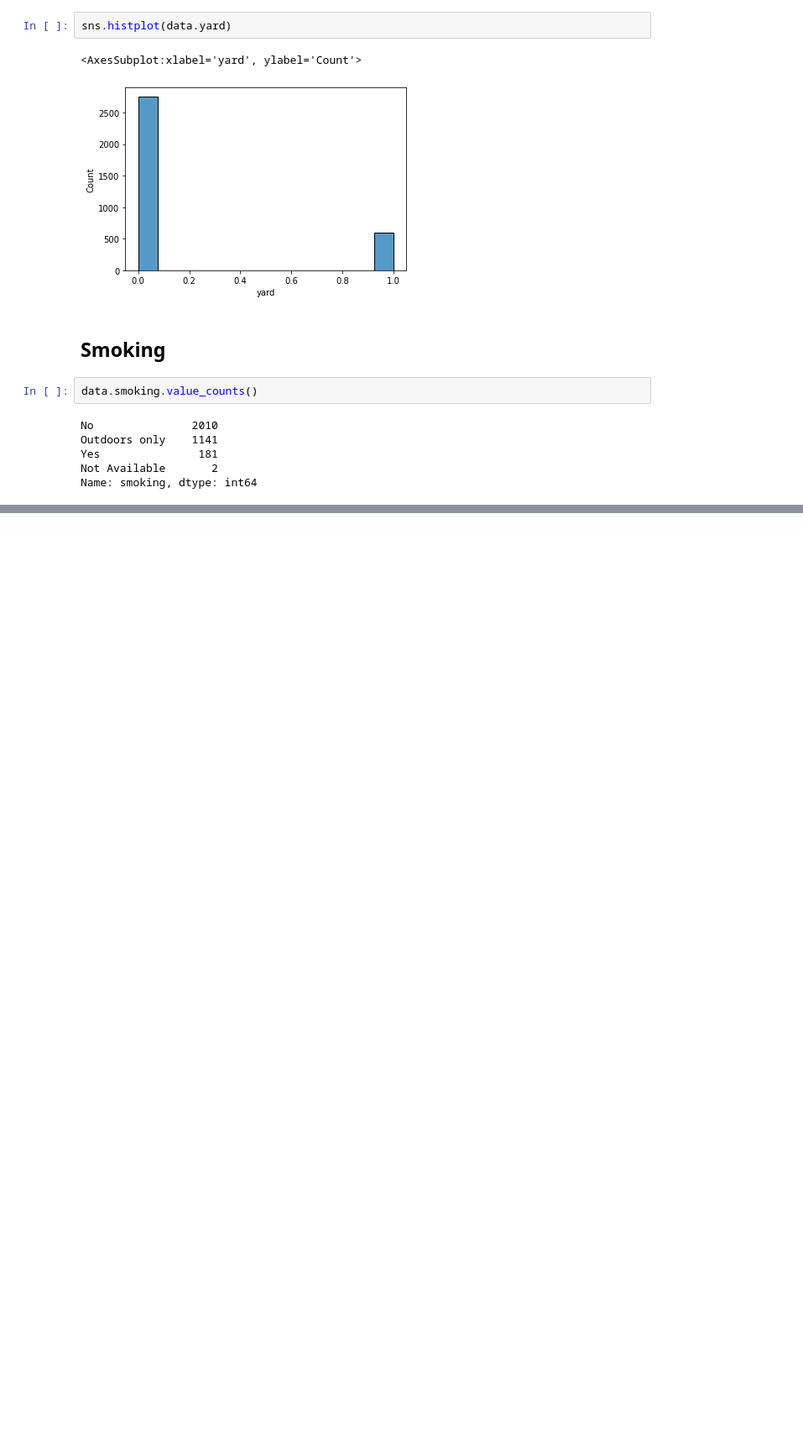
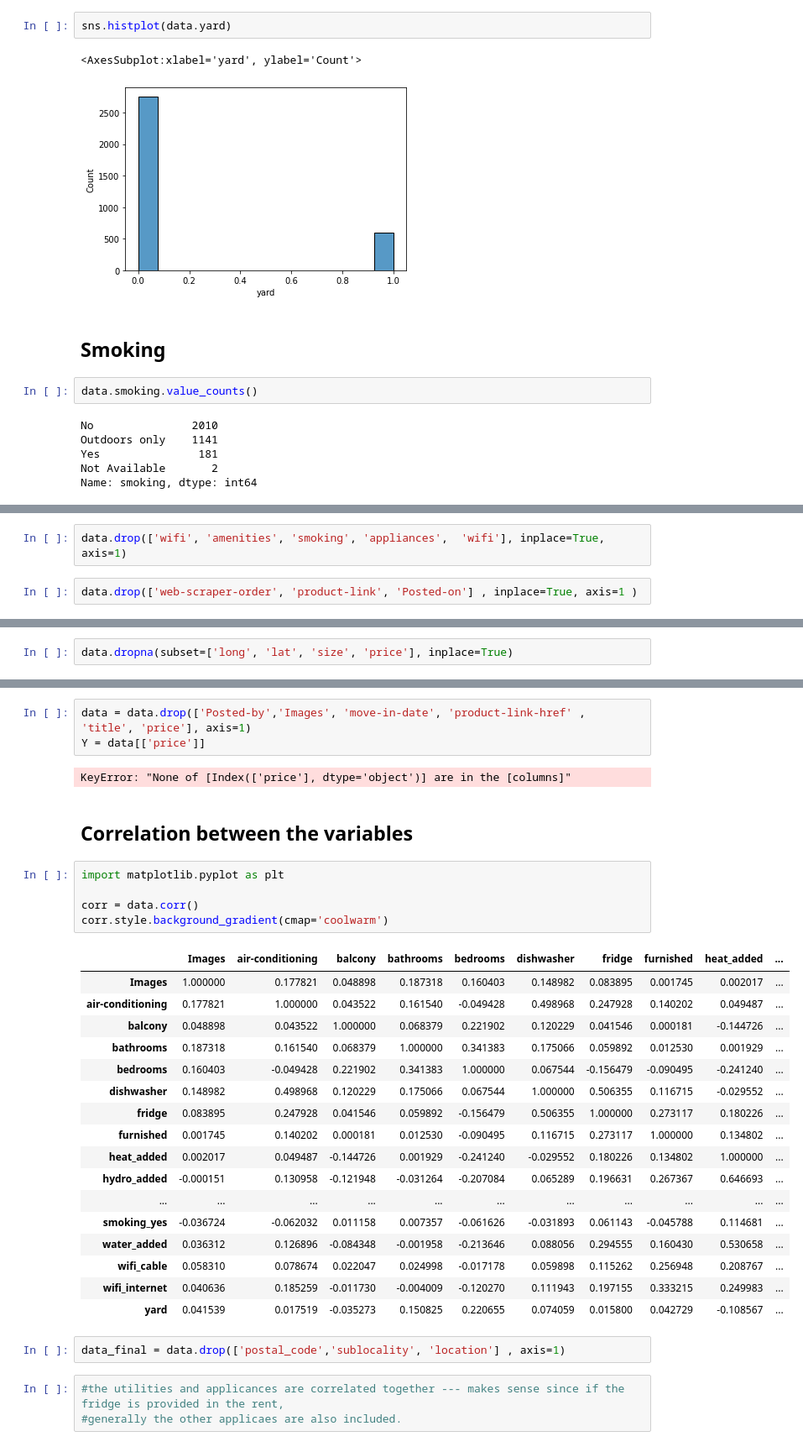
Before and after one commit to yashica95/canada-rent, a Jupyter notebook: rent_price.ipynb, the cells around one changed output, grey strips where cells are left out. Shown: that part at 84% size. Cells and saved outputs as stored; diff of their text form; blank space fills up the shorter version.

```diff
--- a/rent_price.ipynb
+++ b/rent_price.ipynb
@@ -387,3 +520,7 @@ Name: smoking, dtype: int64
+# %%
+data.drop(['wifi', 'amenities', 'smoking', 'appliances',  'wifi'], inplace=True, axis=1)
+# %%
+data.drop(['web-scraper-order', 'product-link', 'Posted-on'] , inplace=True, axis=1 )
 # %%
 data.iloc[1,:]
 # %% [output]
@@ -406,0 +548,2 @@ Name: 1, dtype: object
+# %%
+data.dropna(subset=['long', 'lat', 'size', 'price'], inplace=True)
@@ -406,0 +575,35 @@ Name: 1, dtype: object
+# %%
+data = data.drop(['Posted-by','Images', 'move-in-date', 'product-link-href' , 'title', 'price'], axis=1)
+Y = data[['price']]
+# %% [output]
+KeyError: "None of [Index(['price'], dtype='object')] are in the [columns]"
+# %% [markdown]
+## Correlation between the variables
+# %%
+import matplotlib.pyplot as plt
+
+corr = data.corr()
+corr.style.background_gradient(cmap='coolwarm')
+# %% [output]
+|  | Images | air-conditioning | balcony | bathrooms | bedrooms | dishwasher | fridge | furnished | heat_added | ... |
+| Images | 1.000000 | 0.177821 | 0.048898 | 0.187318 | 0.160403 | 0.148982 | 0.083895 | 0.001745 | 0.002017 | ... |
+| air-conditioning | 0.177821 | 1.000000 | 0.043522 | 0.161540 | -0.049428 | 0.498968 | 0.247928 | 0.140202 | 0.049487 | ... |
+| balcony | 0.048898 | 0.043522 | 1.000000 | 0.068379 | 0.221902 | 0.120229 | 0.041546 | 0.000181 | -0.144726 | ... |
+| bathrooms | 0.187318 | 0.161540 | 0.068379 | 1.000000 | 0.341383 | 0.175066 | 0.059892 | 0.012530 | 0.001929 | ... |
+| bedrooms | 0.160403 | -0.049428 | 0.221902 | 0.341383 | 1.000000 | 0.067544 | -0.156479 | -0.090495 | -0.241240 | ... |
+| dishwasher | 0.148982 | 0.498968 | 0.120229 | 0.175066 | 0.067544 | 1.000000 | 0.506355 | 0.116715 | -0.029552 | ... |
+| fridge | 0.083895 | 0.247928 | 0.041546 | 0.059892 | -0.156479 | 0.506355 | 1.000000 | 0.273117 | 0.180226 | ... |
+| furnished | 0.001745 | 0.140202 | 0.000181 | 0.012530 | -0.090495 | 0.116715 | 0.273117 | 1.000000 | 0.134802 | ... |
+| heat_added | 0.002017 | 0.049487 | -0.144726 | 0.001929 | -0.241240 | -0.029552 | 0.180226 | 0.134802 | 1.000000 | ... |
+| hydro_added | -0.000151 | 0.130958 | -0.121948 | -0.031264 | -0.207084 | 0.065289 | 0.196631 | 0.267367 | 0.646693 | ... |
+| ... | ... | ... | ... | ... | ... | ... | ... | ... | ... | ... |
+| smoking_yes | -0.036724 | -0.062032 | 0.011158 | 0.007357 | -0.061626 | -0.031893 | 0.061143 | -0.045788 | 0.114681 | ... |
+| water_added | 0.036312 | 0.126896 | -0.084348 | -0.001958 | -0.213646 | 0.088056 | 0.294555 | 0.160430 | 0.530658 | ... |
+| wifi_cable | 0.058310 | 0.078674 | 0.022047 | 0.024998 | -0.017178 | 0.059898 | 0.115262 | 0.256948 | 0.208767 | ... |
+| wifi_internet | 0.040636 | 0.185259 | -0.011730 | -0.004009 | -0.120270 | 0.111943 | 0.197155 | 0.333215 | 0.249983 | ... |
+| yard | 0.041539 | 0.017519 | -0.035273 | 0.150825 | 0.220655 | 0.074059 | 0.015800 | 0.042729 | -0.108567 | ... |
+# %%
+data_final = data.drop(['postal_code','sublocality', 'location'] , axis=1)
+# %%
+#the utilities and applicances are correlated together --- makes sense since if the fridge is provided in the rent,
+#generally the other applicaes are also included.
```
Also changed, not shown: parts of 60 cells of this notebook, 1 other file.
